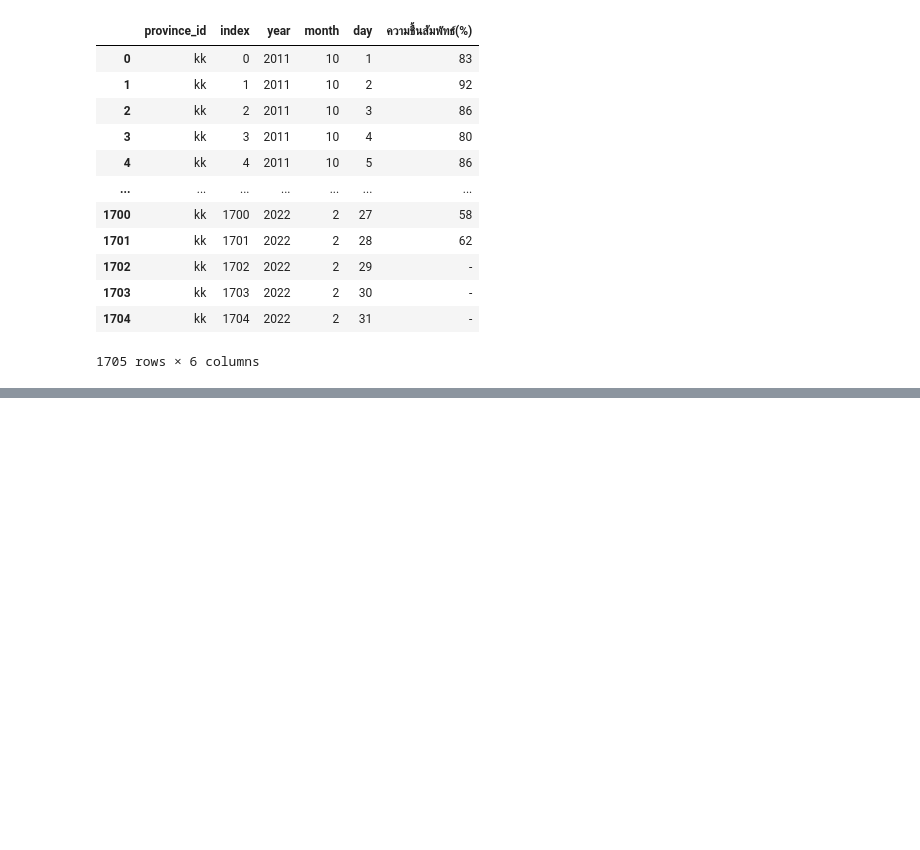
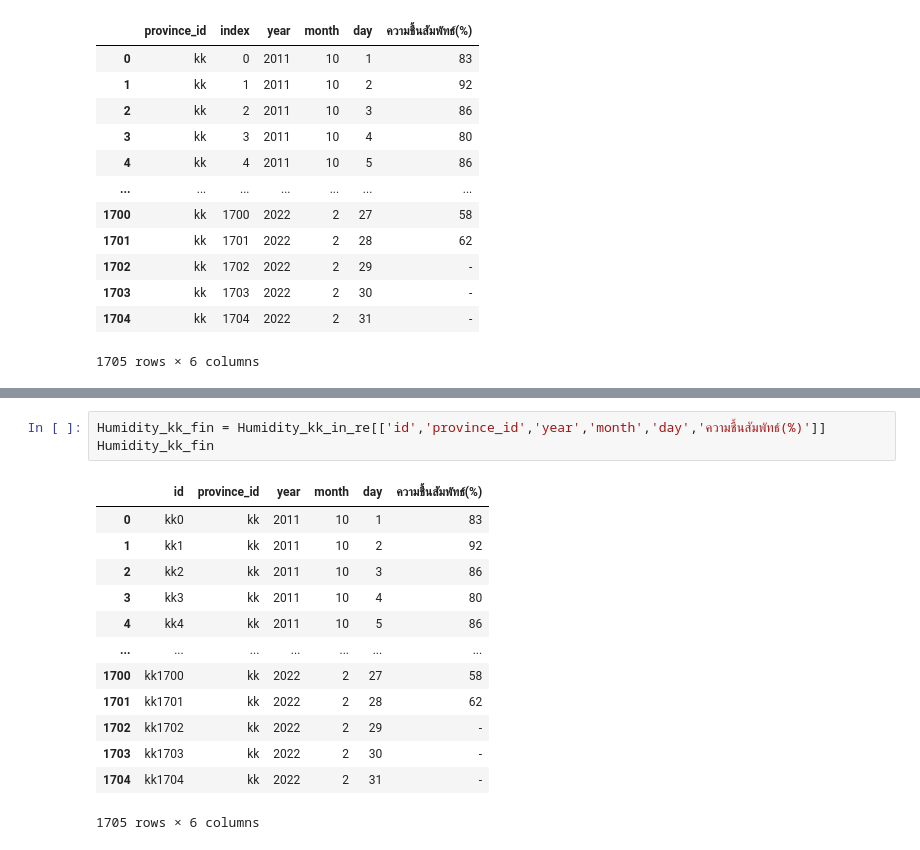
Before and after one commit to Tonry12/data_science_bootcamp_8_tonnaw, a Jupyter notebook: gistic.ipynb, the cells around one changed output, grey strips where cells are left out. Drawn from its saved outputs; the diff is of its cells as text; blank space fills up the shorter version.

```diff
--- a/gistic.ipynb
+++ b/gistic.ipynb
@@ -168,0 +178,17 @@ Humidity_kk_in_re
+# %%
+Humidity_kk_fin = Humidity_kk_in_re[['id','province_id','year','month','day','ความชื้นสัมพัทธ์(%)']]
+Humidity_kk_fin
+# %% [output]
+|  | id | province_id | year | month | day | ความชื้นสัมพัทธ์(%) |
+| 0 | kk0 | kk | 2011 | 10 | 1 | 83 |
+| 1 | kk1 | kk | 2011 | 10 | 2 | 92 |
+| 2 | kk2 | kk | 2011 | 10 | 3 | 86 |
+| 3 | kk3 | kk | 2011 | 10 | 4 | 80 |
+| 4 | kk4 | kk | 2011 | 10 | 5 | 86 |
+| ... | ... | ... | ... | ... | ... | ... |
+| 1700 | kk1700 | kk | 2022 | 2 | 27 | 58 |
+| 1701 | kk1701 | kk | 2022 | 2 | 28 | 62 |
+| 1702 | kk1702 | kk | 2022 | 2 | 29 | - |
+| 1703 | kk1703 | kk | 2022 | 2 | 30 | - |
+| 1704 | kk1704 | kk | 2022 | 2 | 31 | - |
+1705 rows × 6 columns
```
Also changed, not shown: parts of 13 cells of this notebook.
